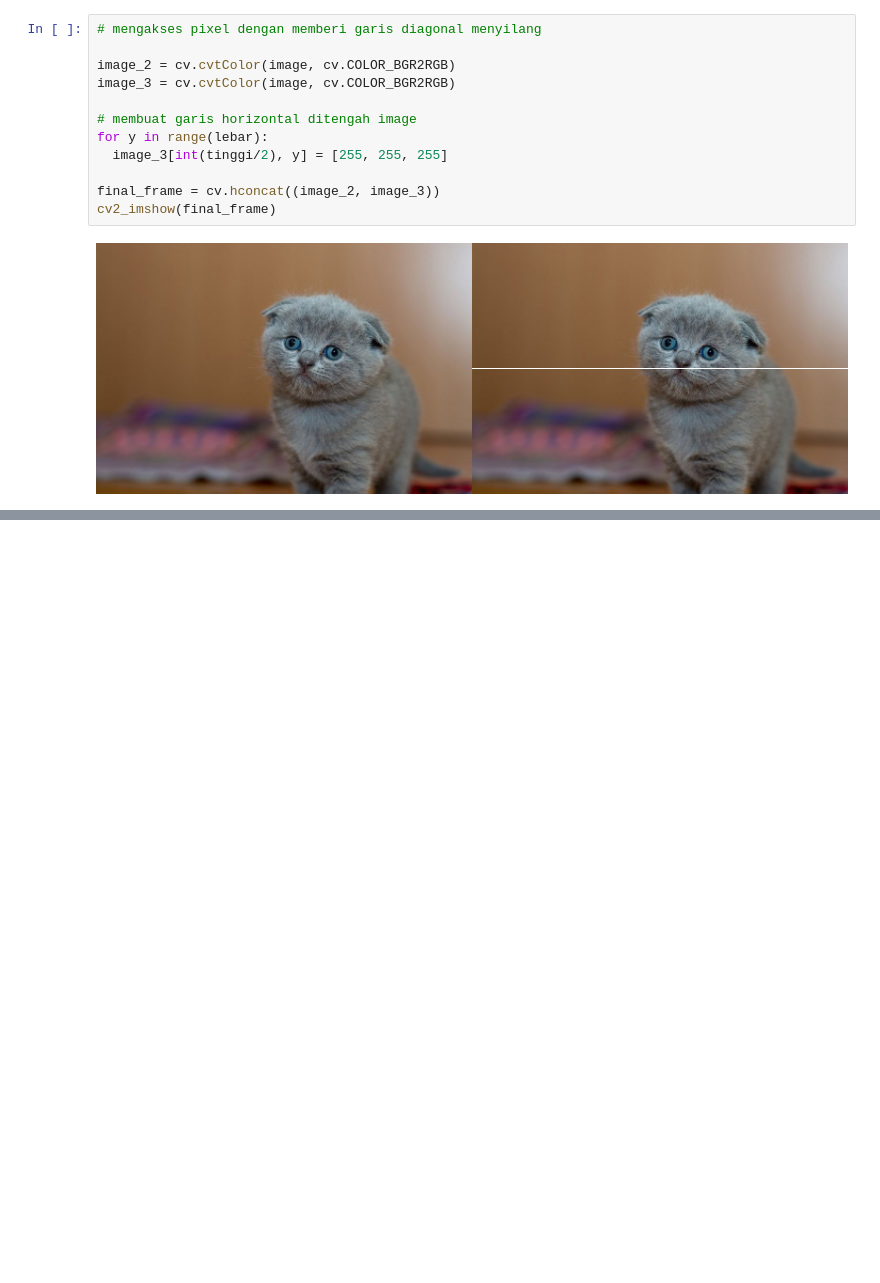
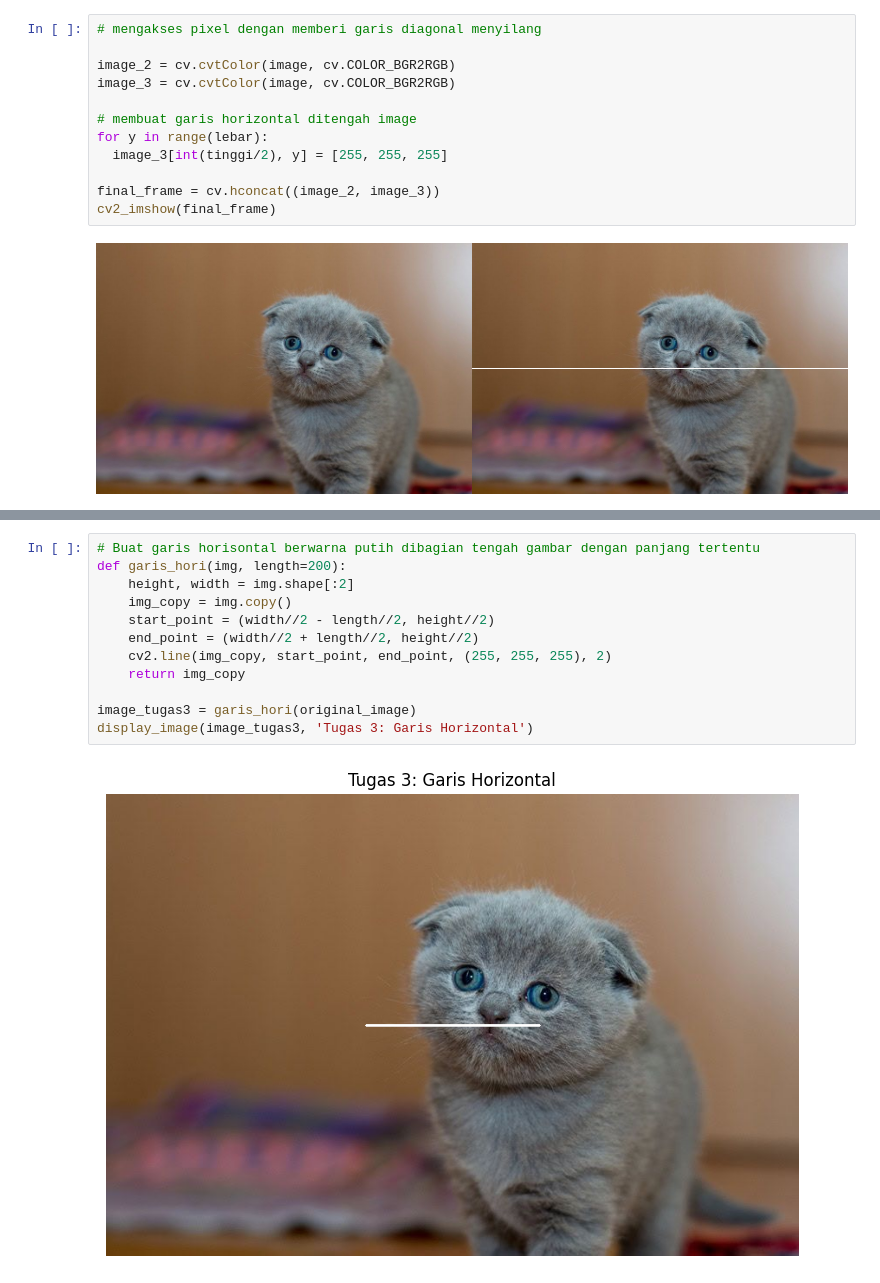
Before and after one commit to FrankStein31/PCVK_244107027008_Frankie-Steinlie, a Jupyter notebook: Modul_01.ipynb, the cells around one changed output, grey strips where cells are left out. Saved outputs shown, nothing was run; the diff lists cells and outputs as text; blank space fills up the shorter version.

```diff
--- a/Modul_01.ipynb
+++ b/Modul_01.ipynb
@@ -50,0 +94,14 @@ cv2_imshow(final_frame)
+# %%
+# Buat garis horisontal berwarna putih dibagian tengah gambar dengan panjang tertentu
+def garis_hori(img, length=200):
+    height, width = img.shape[:2]
+    img_copy = img.copy()
+    start_point = (width//2 - length//2, height//2)
+    end_point = (width//2 + length//2, height//2)
+    cv2.line(img_copy, start_point, end_point, (255, 255, 255), 2)
+    return img_copy
+
+image_tugas3 = garis_hori(original_image)
+display_image(image_tugas3, 'Tugas 3: Garis Horizontal')
+# %% [output]
+[figure, added]
```
Also changed, not shown: parts of 5 cells of this notebook.
